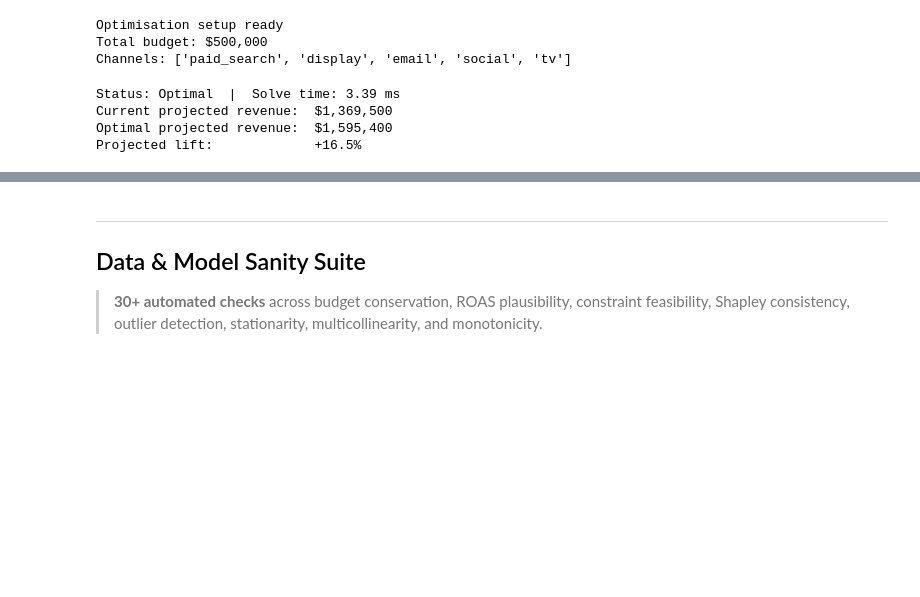
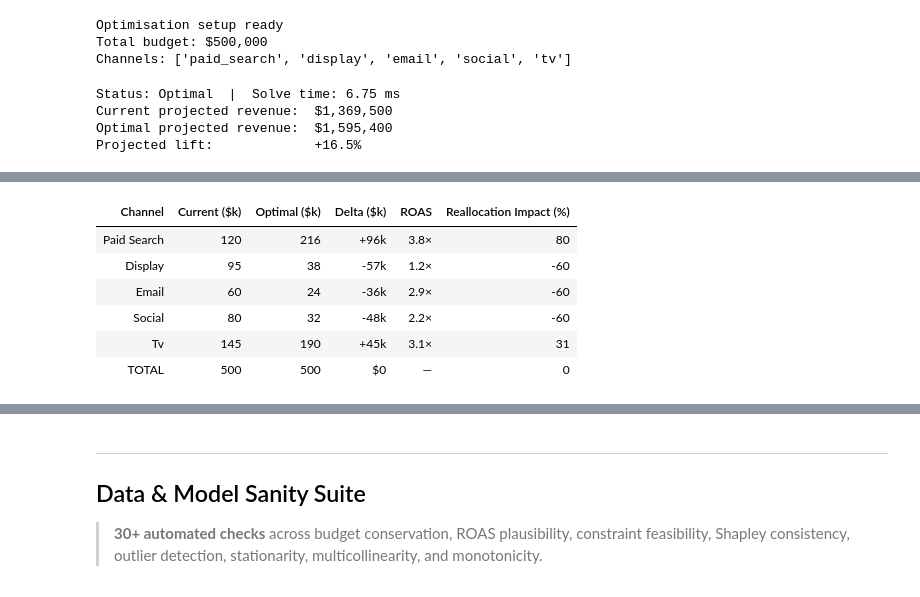
Before and after one commit to stepanaromanov/python_for_marketing_research_and_analytics, a Jupyter notebook: 04_budget_optimizer/04_budget_optimizer.ipynb, the cells around one changed output, grey strips where cells are left out. Saved outputs shown, nothing was run; the diff lists cells and outputs as text; code cells hidden in the pictures; blank space fills up the shorter version.

```diff
--- a/04_budget_optimizer/04_budget_optimizer.ipynb
+++ b/04_budget_optimizer/04_budget_optimizer.ipynb
@@ -330,10 +217,6 @@ if PULP_AVAILABLE:
     optimal_rev = sum(ROAS[ch] * optimal[ch]       for ch in CHANNELS_OPT)
     # Relative lift: how much better is optimal vs. the current plan?
     lift_pct    = (optimal_rev - current_rev) / current_rev
-    print(f'Status: {status}  |  Solve time: {solve_ms:.2f} ms')
-    print(f'Current projected revenue:  ${current_rev:,.0f}')
-    print(f'Optimal projected revenue:  ${optimal_rev:,.0f}')
-    print(f'Projected lift:             {lift_pct:+.1%}')
 else:
     # ── Greedy fallback when PuLP is unavailable ──────────────────────────────
     # Greedy heuristic: fill the highest-ROAS channel to its MAX_ALLOC cap,
@@ -354,13 +237,46 @@ else:
     print('PuLP not available — using greedy fallback')
     print(f'Projected lift: {lift_pct:+.1%}')
 
-# Render the live executive card — uses computed KPIs from the LP solution above
-delta = {ch: optimal[ch] - CURRENT_ALLOC[ch] for ch in CHANNELS_OPT}
-top_winner = max(delta.items(), key=lambda x: x[1])   # channel with largest budget gain
-top_loser  = min(delta.items(), key=lambda x: x[1])   # channel with largest budget cut
-render_executive_card(current_rev, optimal_rev, lift_pct, optimal, TOTAL_BUDGET, top_winner, top_loser)
+# ── Allocation summary table  ─────────────────────
+
+rows = []
+for ch in CHANNELS_OPT:
+    cur  = CURRENT_ALLOC[ch]
+    opt  = optimal[ch]
+    dlt  = opt - cur
+    rows.append({
+        'Channel':        f"{ch.replace('_', ' ').title()}",
+        'Current ($k)':   round(cur / 1_000),
+        'Optimal ($k)':   round(opt / 1_000),
+        'Delta ($k)':     f"{'+' if dlt >= 0 else ''}{round(dlt / 1_000)}k",
+        'ROAS':           f"{ROAS[ch]:.1f}×",
+        'Reallocation Impact (%)': round(opt / cur * 100 - 100)
+    })
+
+# Totals row
+rows.append({
+    'Channel':        'TOTAL',
+    'Current ($k)':   round(sum(CURRENT_ALLOC.values()) / 1_000),
+    'Optimal ($k)':   round(sum(optimal.values()) / 1_000),
+    'Delta ($k)':     '$0',
+    'ROAS':           '—',
+    'Reallocation Impact (%)': round(sum(optimal.values()) / sum(CURRENT_ALLOC.values()) * 100 - 100)
+})
+
+df_summary = pd.DataFrame(rows)
+
+print(f'Status: {status}  |  Solve time: {solve_ms:.2f} ms')
+print(f'Current projected revenue:  ${current_rev:,.0f}')
+print(f'Optimal projected revenue:  ${optimal_rev:,.0f}')
+print(f'Projected lift:             {lift_pct:+.1%}')
+print()
+display(df_summary.style
+    .set_caption('Budget Optimizer · Reallocation Summary')
+    .set_properties(**{'text-align': 'right'})
+    .set_properties(subset=['Channel'], **{'text-align': 'left'})
+    .hide(axis='index'))
 # %% [output]
-Status: Optimal  |  Solve time: 3.39 ms
+Status: Optimal  |  Solve time: 6.75 ms
 Current projected revenue:  $1,369,500
 Optimal projected revenue:  $1,595,400
 Projected lift:             +16.5%
@@ -369,0 +284,7 @@ Wall time: 7.16 ms
+| Channel | Current ($k) | Optimal ($k) | Delta ($k) | ROAS | Reallocation Impact (%) |
+| Paid Search | 120 | 216 | +96k | 3.8× | 80 |
+| Display | 95 | 38 | -57k | 1.2× | -60 |
+| Email | 60 | 24 | -36k | 2.9× | -60 |
+| Social | 80 | 32 | -48k | 2.2× | -60 |
+| Tv | 145 | 190 | +45k | 3.1× | 31 |
+| TOTAL | 500 | 500 | $0 | — | 0 |
```
Also changed, not shown: parts of 9 cells of this notebook, 3 other files.
